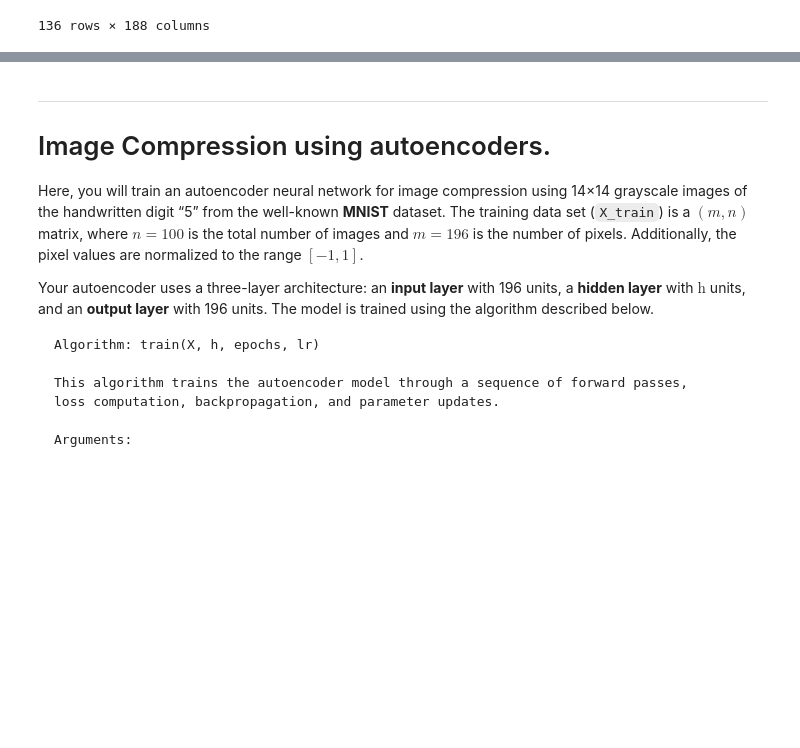
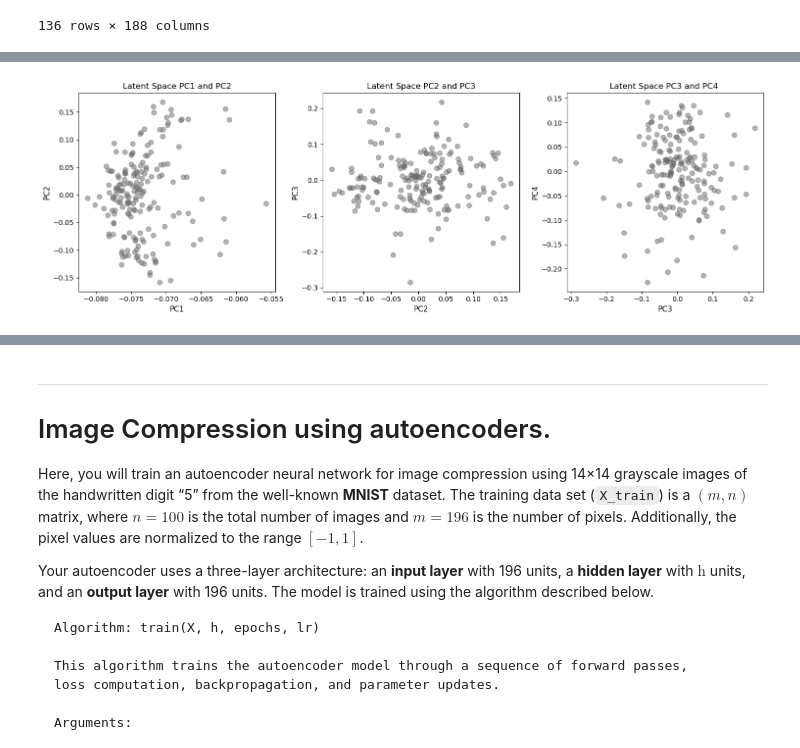
Before and after one commit to chnabi/c562-final-project, a Jupyter notebook: FP.ipynb, the cells around one changed output, grey strips where cells are left out. Drawn from its saved outputs; the diff is of its cells as text; code cells hidden in the pictures; blank space fills up the shorter version.

```diff
--- a/FP.ipynb
+++ b/FP.ipynb
@@ -126,3 +122,30 @@ To receive full credit, your solution should produce plots similar to the refere
+# %%
+# --------------------------------------
+# Add your P1 coding solution below.
+# --------------------------------------
+fdf_shuffled = fdf.sample(frac=1, axis=1)
+fdf_train = fdf_shuffled.iloc[:, :185]
+fdf_test = fdf_shuffled.iloc[:, 185:]
+
+U, S, Vh = np.linalg.svd(fdf_train, full_matrices=False)
+V = Vh.T
+
+pc1, pc2, pc3, pc4 = V[:, 0], V[:, 1], V[:, 2], V[:, 3]
+
+fig, axes = plt.subplots(1, 3, figsize=(15, 5))
+axes = axes.flatten()
+
+for ax, (x, y, xl, yl) in zip(axes, [(pc1,pc2,"PC1","PC2"),(pc2,pc3,"PC2","PC3"),(pc3,pc4,"PC3","PC4")]):
+    ax.scatter(x, y, c="dimgray", marker="o", s=50, alpha=0.5)
+    ax.set_xlabel(xl, fontsize=11)
+    ax.set_ylabel(yl, fontsize=11)
+axes[0].set_title('Latent Space PC1 and PC2')
+axes[1].set_title('Latent Space PC2 and PC3')
+axes[2].set_title('Latent Space PC3 and PC4 ')
+plt.tight_layout()
+plt.show()
+# %% [output]
+[figure, added]
 # %% [markdown]
 ****
 
```
Also changed, not shown: parts of 3 cells of this notebook.
